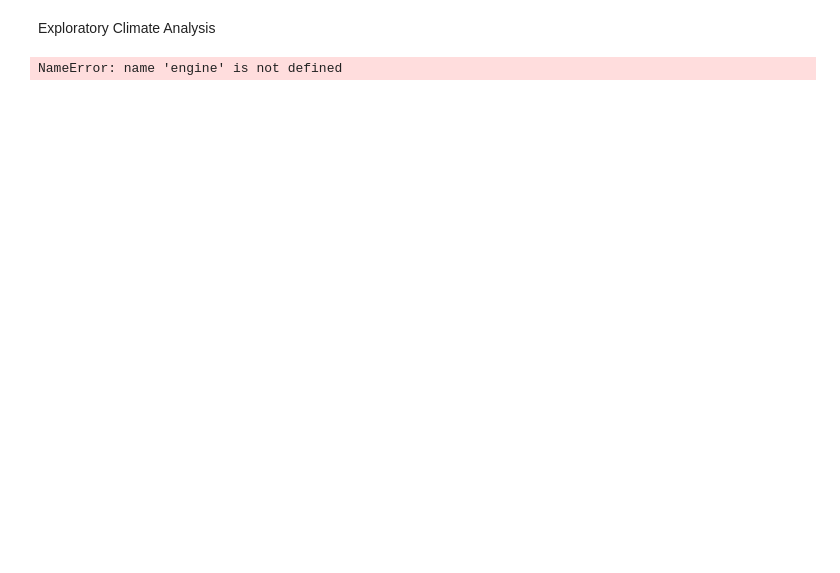
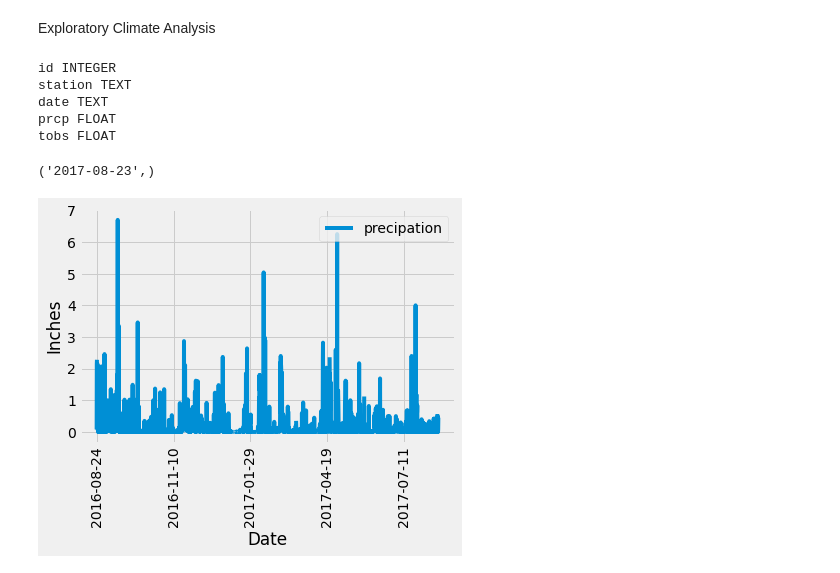
Before and after one commit to Marty1263/SQLAlchemy-Homework---Surfs-Up-, a Jupyter notebook: SQLAlchemy.ipynb, the cells around one changed output. Cells and saved outputs as stored; diff of their text form; code cells hidden in the pictures; blank space fills up the shorter version.

```diff
--- a/SQLAlchemy.ipynb
+++ b/SQLAlchemy.ipynb
@@ -38,19 +38,47 @@ Station = Base.classes.station
 session = Session(engine)
 # %% [markdown]
  Exploratory Climate Analysis
+# %%
+#exploring dataset
+
+from sqlalchemy import inspect
+inspector = inspect(engine)
+columns = inspector.get_columns('measurement')
+for column in columns:
+    print(column["name"], column["type"])
+# %% [output]
+id INTEGER
+station TEXT
+date TEXT
+prcp FLOAT
+tobs FLOAT
 # %%
 # Design a query to retrieve the last 12 months of precipitation data and plot the results
-engine.execute("select * from Measurement limit 10").fetchall()
+engine.execute("select * from Measurement limit 12").fetchall()
 session.query(func.count(Measurement.date)).all()
 # Calculate the date 1 year ago from the last data point in the database
+date_one_year = session.query(Measurement.date).order_by(Measurement.date.desc()).first()
+print(date_one_year)
+
+one_year_back = dt.date(2017, 8, 23) - dt.timedelta(days=365)
 
 # Perform a query to retrieve the data and precipitation scores
-
+scores = session.query(Measurement.date, Measurement.prcp).\
+    filter(Measurement.date>one_year_back).\
+    order_by(Measurement.date).all()
 # Save the query results as a Pandas DataFrame and set the index to the date column
-
+df = pd.DataFrame(scores)
+df = df.rename(columns={"prcp":"precipation"})
 # Sort the dataframe by date
+df.sort_values(by=['date'], ascending=True)
 
 # Use Pandas Plotting with Matplotlib to plot the data
+df.plot('date', 'precipation')
+plt.legend(loc = "upper right")
+plt.xlabel("Date")
+plt.ylabel("Inches")
+plt.xticks(rotation=90);
 # %% [output]
-NameError: name 'engine' is not defined
+('2017-08-23',)
+[figure, added]
 # %%
```
Also changed, not shown: parts of 8 cells of this notebook.
